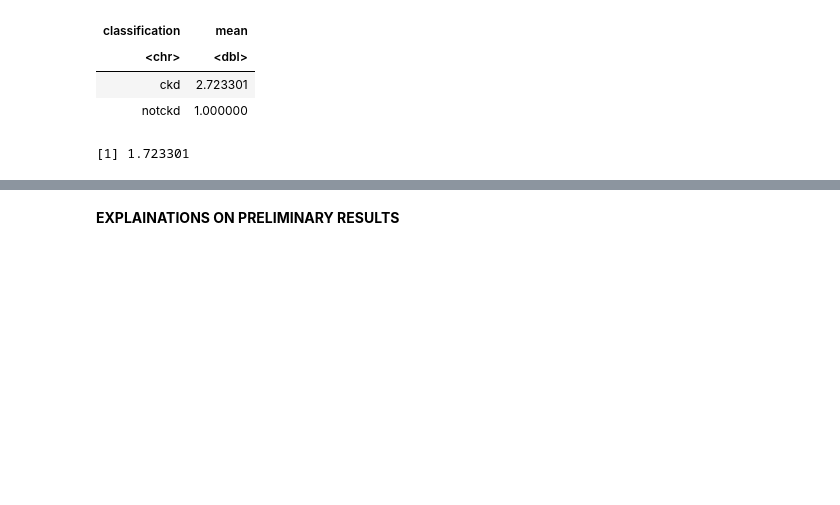
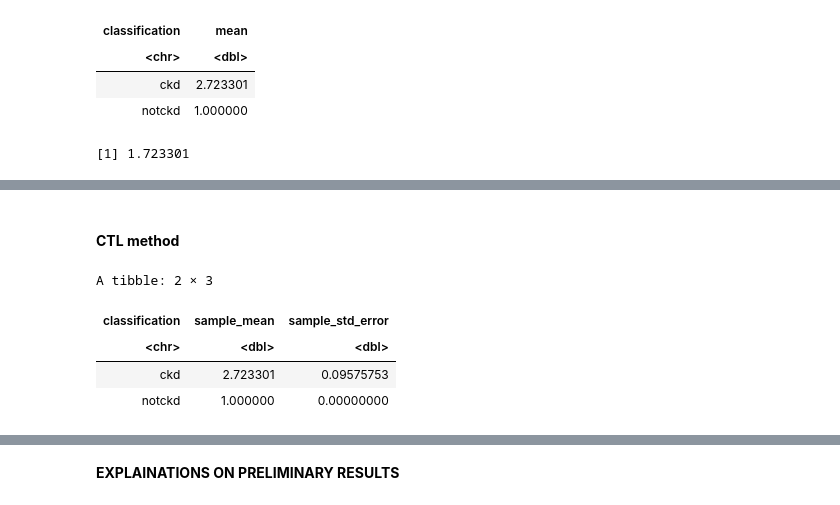
Before and after one commit to mish-salt/Group-14-stat-project, a Jupyter notebook: final report.ipynb, the cells around one changed output, grey strips where cells are left out. Cells and saved outputs as stored; diff of their text form; code cells hidden in the pictures; blank space fills up the shorter version.

```diff
--- a/final report.ipynb
+++ b/final report.ipynb
@@ -118,0 +165,17 @@ diff
+# %% [markdown]
+#### **CTL method**
+# %%
+#get means and sds of ckd/notckd groups
+ckd_data_summary <-
+    ckd_data %>%
+    group_by(classification) %>%
+    summarise(sample_mean = mean(albumin_level),
+              sample_std_error = sd(albumin_level)/sqrt(n()))
+
+ckd_data_summary
+# %% [output]
+A tibble: 2 × 3
+| classification | sample_mean | sample_std_error |
+| <chr> | <dbl> | <dbl> |
+| ckd | 2.723301 | 0.09575753 |
+| notckd | 1.000000 | 0.00000000 |
```
Also changed, not shown: parts of 7 cells of this notebook.
